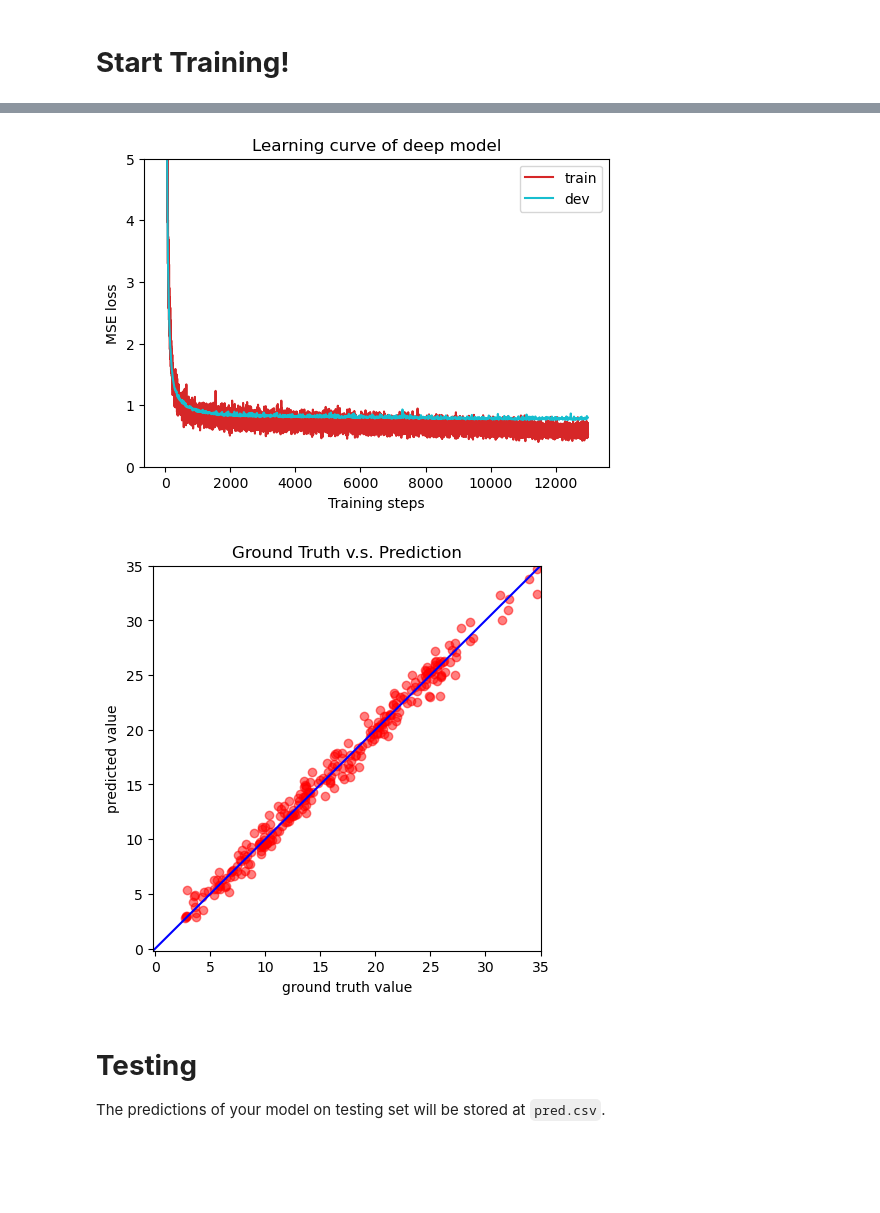
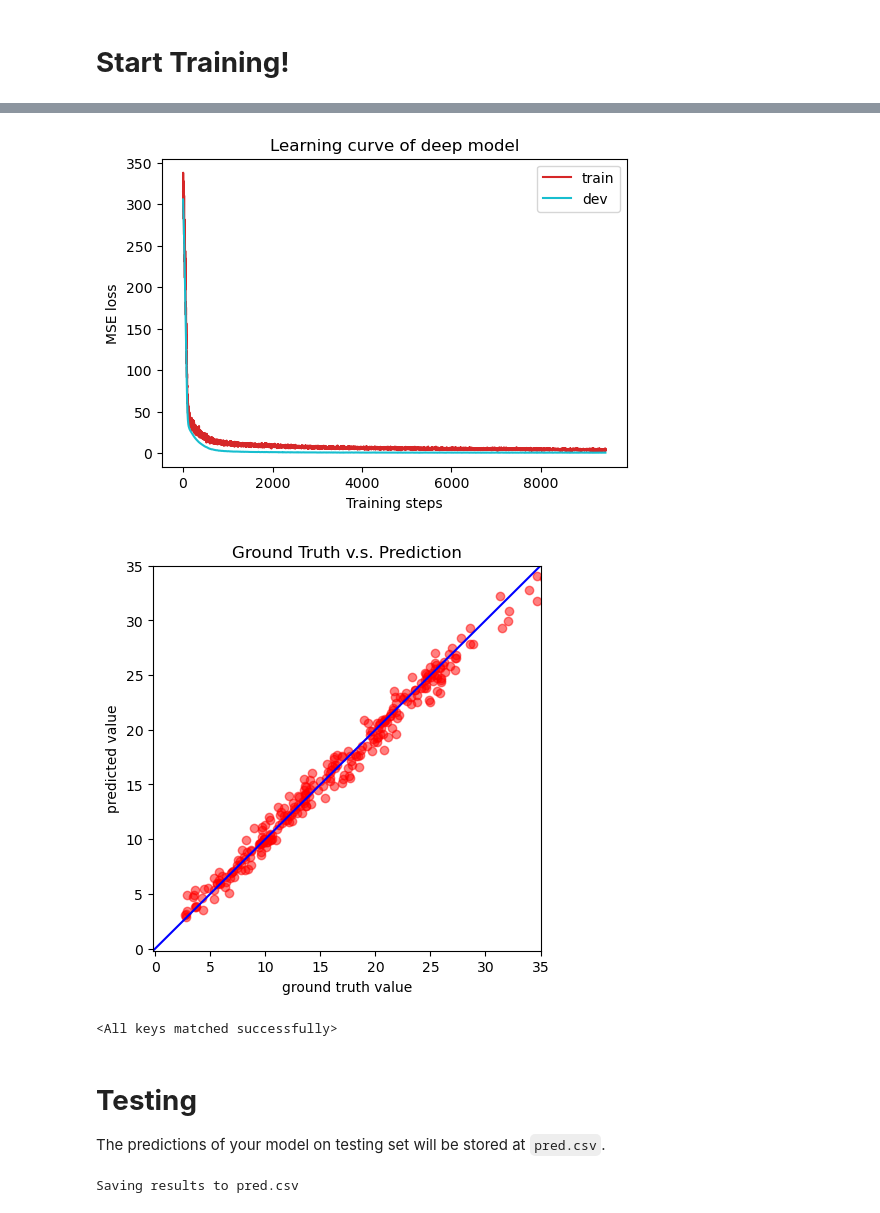
Before and after one commit to sword4869/learn_DL, a Jupyter notebook: ml2021spring-hw1-gpu.ipynb, the cells around one changed output, grey strips where cells are left out. Cells and saved outputs as stored; diff of their text form; code cells hidden in the pictures; blank space fills up the shorter version.

```diff
--- a/ml2021spring-hw1-gpu.ipynb
+++ b/ml2021spring-hw1-gpu.ipynb
@@ -246,7 +243,7 @@ def train(tr_set, dv_set, model, config, device):
             optimizer.zero_grad()               # set gradient to zero
             x, y = x.to(device), y.to(device)   # move data to device (cpu/cuda)
             pred = model(x)                     # forward pass (compute output)
-            mse_loss = model.cal_loss(pred, y)  # compute loss
+            mse_loss = loss(pred, y)  # compute loss
             mse_loss.backward()                 # compute gradient (backpropagation)
             optimizer.step()                    # update model with optimizer
             loss_record['train'].append(mse_loss.detach().cpu().item())
@@ -256,9 +253,9 @@ def train(tr_set, dv_set, model, config, device):
         if dev_mse < min_mse:
             # Save model if your model improved
             min_mse = dev_mse
-            print('Saving model (epoch = {:4d}, loss = {:.4f})'
-                .format(epoch + 1, min_mse))
-            torch.save(model.state_dict(), config['save_path'])  # Save model to specified path
+            print(f'Saving model (epoch = {epoch + 1:4d}, loss = {min_mse:.4f})')
+            # Save model to specified path
+            torch.save(model.state_dict(), config['save_path'])
             early_stop_cnt = 0
         else:
             early_stop_cnt += 1
@@ -269,5 +266,5 @@ def train(tr_set, dv_set, model, config, device):
             # Stop training if your model stops improving for "config['early_stop']" epochs.
             break
 
-    print('Finished training after {} epochs'.format(epoch))
+    print(f'Finished training after {epoch} epochs')
     return min_mse, loss_record
@@ -325,4 +283,0 @@ config = {
-# %%
-tr_set = prep_dataloader(tr_path, 'train', config['batch_size'], target_only=target_only)
-dv_set = prep_dataloader(tr_path, 'dev', config['batch_size'], target_only=target_only)
-tt_set = prep_dataloader(tt_path, 'test', config['batch_size'], target_only=target_only)
@@ -335,5 +284,6 @@ model = NeuralNet(tr_set.dataset.dim).to(device)  # Construct model and move to
 # %% [markdown]
 # **Start Training!**
 # %%
+model = NeuralNet().to(device)  # Construct model and move to device
 model_loss, model_loss_record = train(tr_set, dv_set, model, config, device)
 # %% [output]
@@ -357,18 +307,64 @@ Finished training after 1444 epochs
-# %%
-plot_learning_curve(model_loss_record, title='deep model')
-# %% [output]
-[figure, removed]
+# %%
+def plot_learning_curve(loss_record, title=''):
+    ''' Plot learning curve of your DNN (train & dev loss) '''
+    total_steps = len(loss_record['train'])
+    x_1 = range(total_steps)
+    x_2 = x_1[::len(loss_record['train']) // len(loss_record['dev'])]
+    plt.figure(figsize=(6, 4))
+    plt.plot(x_1, loss_record['train'], c='tab:red', label='train')
+    plt.plot(x_2, loss_record['dev'], c='tab:cyan', label='dev')
+    plt.xlabel('Training steps')
+    plt.ylabel('MSE loss')
+    plt.title('Learning curve of {}'.format(title))
+    plt.legend()
+    plt.show()
+
+
+def plot_pred(dv_set, model, device, lim=35., preds=None, targets=None):
+    ''' Plot prediction of your DNN '''
+    if preds is None or targets is None:
+        model.eval()
+        preds, targets = [], []
+        for x, y in dv_set:
+            x, y = x.to(device), y.to(device)
+            with torch.no_grad():
+                pred = model(x)
+                preds.append(pred.detach().cpu())
+                targets.append(y.detach().cpu())
+        preds = torch.cat(preds, dim=0).numpy()
+        targets = torch.cat(targets, dim=0).numpy()
+
+    plt.figure(figsize=(5, 5))
+    plt.scatter(targets, preds, c='r', alpha=0.5)
+    plt.plot([-0.2, lim], [-0.2, lim], c='b')
+    plt.xlim(-0.2, lim)
+    plt.ylim(-0.2, lim)
+    plt.xlabel('ground truth value')
+    plt.ylabel('predicted value')
+    plt.title('Ground Truth v.s. Prediction')
+    plt.show()
+
+plot_learning_curve(model_loss_record, title='deep model')
+
+plot_pred(dv_set, model, device)  # Show prediction on the validation set
+# %% [output]
+[figure, added]
+[figure, added]
 # %%
 del model
-model = NeuralNet(tr_set.dataset.dim).to(device)
-ckpt = torch.load(config['save_path'], map_location='cpu')  # Load your best model
+model = NeuralNet().to(device)
+# Load your best model
+ckpt = torch.load(config['save_path'], map_location='cpu')
 model.load_state_dict(ckpt)
-plot_pred(dv_set, model, device)  # Show prediction on the validation set
 # %% [output]
-[figure, removed]
+<All keys matched successfully>
 # %% [markdown]
 # **Testing**
 The predictions of your model on testing set will be stored at `pred.csv`.
+# %%
+preds = test(tt_set, model, device)  # predict COVID-19 cases with your model
+# %% [output]
+Saving results to pred.csv
 # %%
 def save_pred(preds, file):
     ''' Save predictions to specified file '''
```
Also changed, not shown: parts of 27 cells of this notebook, 7 other files.
